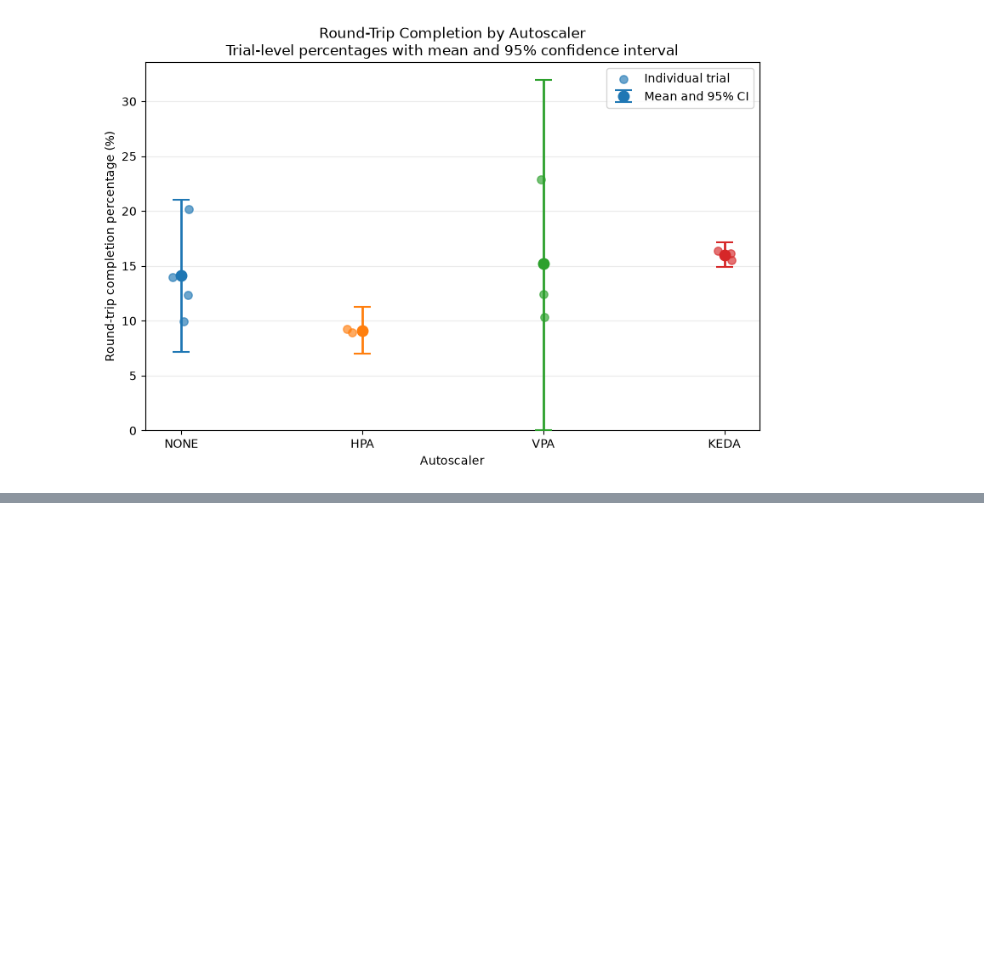
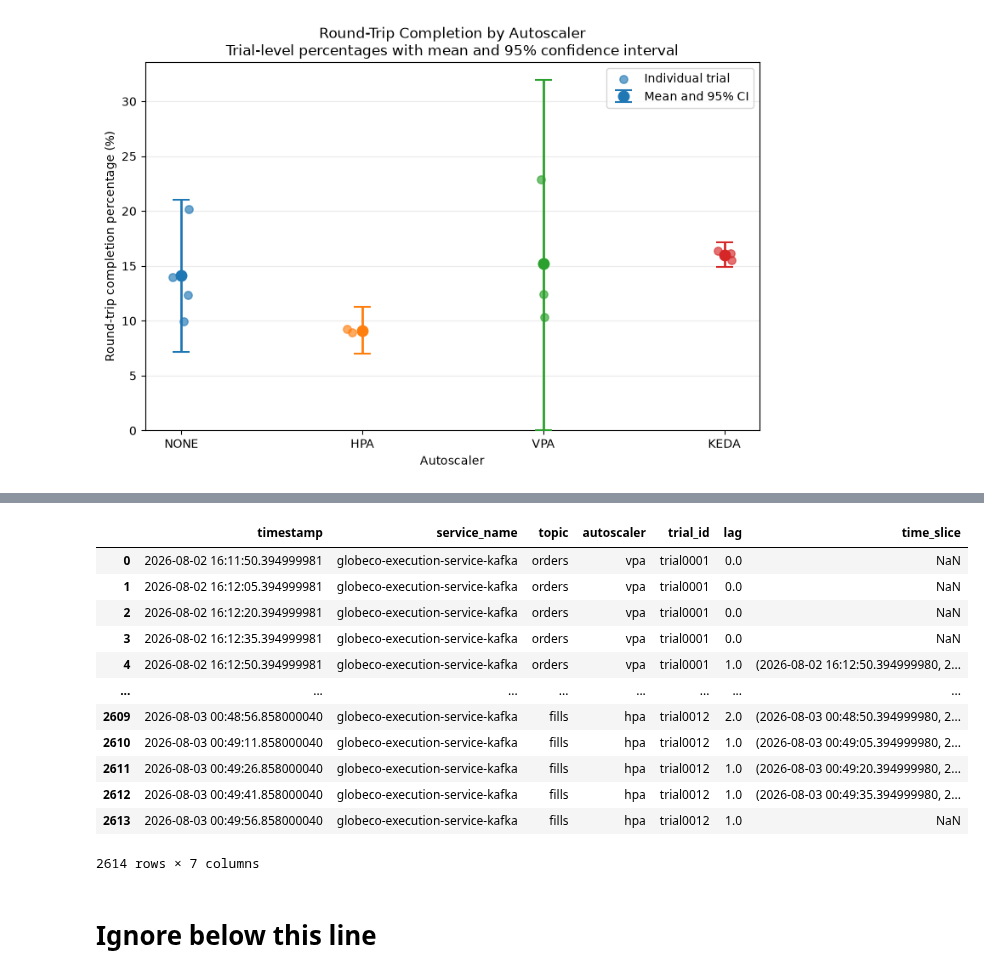
Before and after one commit to kasbench/kasbench-analysis, a Jupyter notebook: src/download_and_preprocess.ipynb, the cells around one changed output, grey strips where cells are left out. Saved outputs shown, nothing was run; the diff lists cells and outputs as text; code cells hidden in the pictures; blank space fills up the shorter version.

```diff
--- a/src/download_and_preprocess.ipynb
+++ b/src/download_and_preprocess.ipynb
@@ -819,0 +847,5 @@ max_start = 0 days 08:39:49.401701
+# %%
+metric = "kafka_consumer_group_lag_sum_ratio"
+column_label = "lag"
+
+lag_df = get_merged_range_metric_df(files, RUN, s3_bucket, metric, column_label)
@@ -819,0 +866,36 @@ max_start = 0 days 08:39:49.401701
+# %%
+# print(f"minimum timestamp = {min_timestamp}")
+# print(f"maximum timestamp = {max_timestamp}")
+lag_df = lag_df[['timestamp', 'service_name', 'topic', 'autoscaler','trial_id', 'lag',]]
+# Calculate interval_range from the lowest start time to the highest start time of the dataframe
+time_slice_index = pd.interval_range(
+    start=min_timestamp - pd.Timedelta(seconds=0.000000001),
+    end=max_timestamp,
+    freq=pd.Timedelta(seconds=time_slice_seconds),
+    name="time_slice",
+)
+
+# Assign each row to a time slice based on start_time
+lag_df["time_slice"] = pd.cut(
+    lag_df.timestamp,
+    bins=time_slice_index,
+    include_lowest=True,
+    labels=time_slice_index[:],
+)
+lag_df
+# %% [output]
+|  | timestamp | service_name | topic | autoscaler | trial_id | lag | time_slice |
+| 0 | 2026-08-02 16:11:50.394999981 | globeco-execution-service-kafka | orders | vpa | trial0001 | 0.0 | NaN |
+| 1 | 2026-08-02 16:12:05.394999981 | globeco-execution-service-kafka | orders | vpa | trial0001 | 0.0 | NaN |
+| 2 | 2026-08-02 16:12:20.394999981 | globeco-execution-service-kafka | orders | vpa | trial0001 | 0.0 | NaN |
+| 3 | 2026-08-02 16:12:35.394999981 | globeco-execution-service-kafka | orders | vpa | trial0001 | 0.0 | NaN |
+| 4 | 2026-08-02 16:12:50.394999981 | globeco-execution-service-kafka | orders | vpa | trial0001 | 1.0 | (2026-08-02 16:12:50.394999980, 2... |
+| ... | ... | ... | ... | ... | ... | ... | ... |
+| 2609 | 2026-08-03 00:48:56.858000040 | globeco-execution-service-kafka | fills | hpa | trial0012 | 2.0 | (2026-08-03 00:48:50.394999980, 2... |
+| 2610 | 2026-08-03 00:49:11.858000040 | globeco-execution-service-kafka | fills | hpa | trial0012 | 1.0 | (2026-08-03 00:49:05.394999980, 2... |
+| 2611 | 2026-08-03 00:49:26.858000040 | globeco-execution-service-kafka | fills | hpa | trial0012 | 1.0 | (2026-08-03 00:49:20.394999980, 2... |
+| 2612 | 2026-08-03 00:49:41.858000040 | globeco-execution-service-kafka | fills | hpa | trial0012 | 1.0 | (2026-08-03 00:49:35.394999980, 2... |
+| 2613 | 2026-08-03 00:49:56.858000040 | globeco-execution-service-kafka | fills | hpa | trial0012 | 1.0 | NaN |
+2614 rows × 7 columns
+# %% [markdown]
+# Ignore below this line
```
Also changed, not shown: parts of 13 cells of this notebook, 2 other files.
